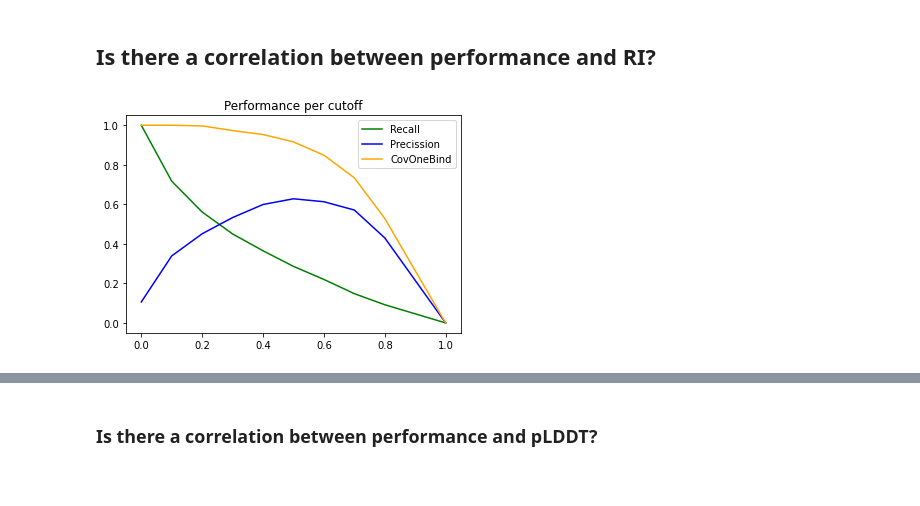
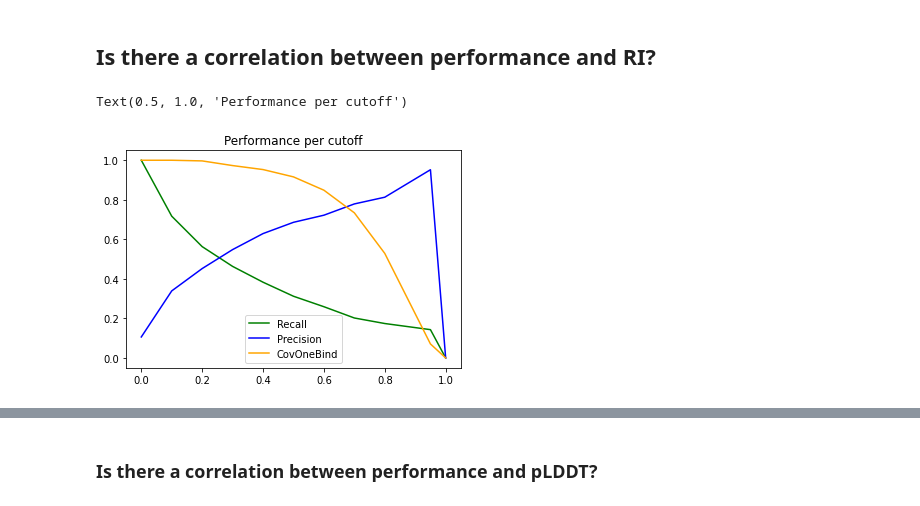
Before and after one commit to gtsitsiridis/bind-af2-embed, a Jupyter notebook: notebooks/train_notebook.ipynb, the cells around one changed output, grey strips where cells are left out. Cells and saved outputs as stored; diff of their text form; code cells hidden in the pictures.

```diff
--- a/notebooks/train_notebook.ipynb
+++ b/notebooks/train_notebook.ipynb
@@ -506,22 +601,32 @@ The combined model outperfoms the model that includes just the embeddings for th
 ## Is there a correlation between performance and RI?
 # %%
 df = predictions['combinedv2_2']
-cutoffs = df.cutoff.unique()
 rec = []
 prec = []
 covonebind = []
+
+# add more cutoffs
+new_cutoffs = [0.95]
+for nc in new_cutoffs:
+    tmp = df.loc[df.cutoff == 0.5]
+    tmp.loc[tmp.cutoff == 0.5, 'cutoff'] = nc
+    df = pd.concat([df, tmp]).reset_index(drop=True)
+    df.loc[df.cutoff == nc, 'prediction'] = 0
+    df.loc[(df.cutoff == nc) & (df.prob >= nc), 'prediction'] = 1
+
+cutoffs = np.sort(df.cutoff.unique())
 for cutoff in cutoffs:
     performance = Performance.df_to_performance(df[df.cutoff==cutoff], is_train=False)
     rec.append(performance['rec_binding'])
     prec.append(performance['prec_binding'])
     covonebind.append(performance['covonebind_binding'])
 
 fig, ax = plt.subplots()
 ax.plot(cutoffs, rec,color='green', label='Recall')
-ax.plot(cutoffs, prec,color='blue', label='Precission')
+ax.plot(cutoffs, prec,color='blue', label='Precision')
 ax.plot(cutoffs, covonebind,color='orange', label = "CovOneBind")
 ax.legend()
 ax.set_title('Performance per cutoff')
-fig
 # %% [output]
+Text(0.5, 1.0, 'Performance per cutoff')
-[figure, old version]
+[figure, new version]
```
Also changed, not shown: parts of 30 cells of this notebook, 2 other files.
